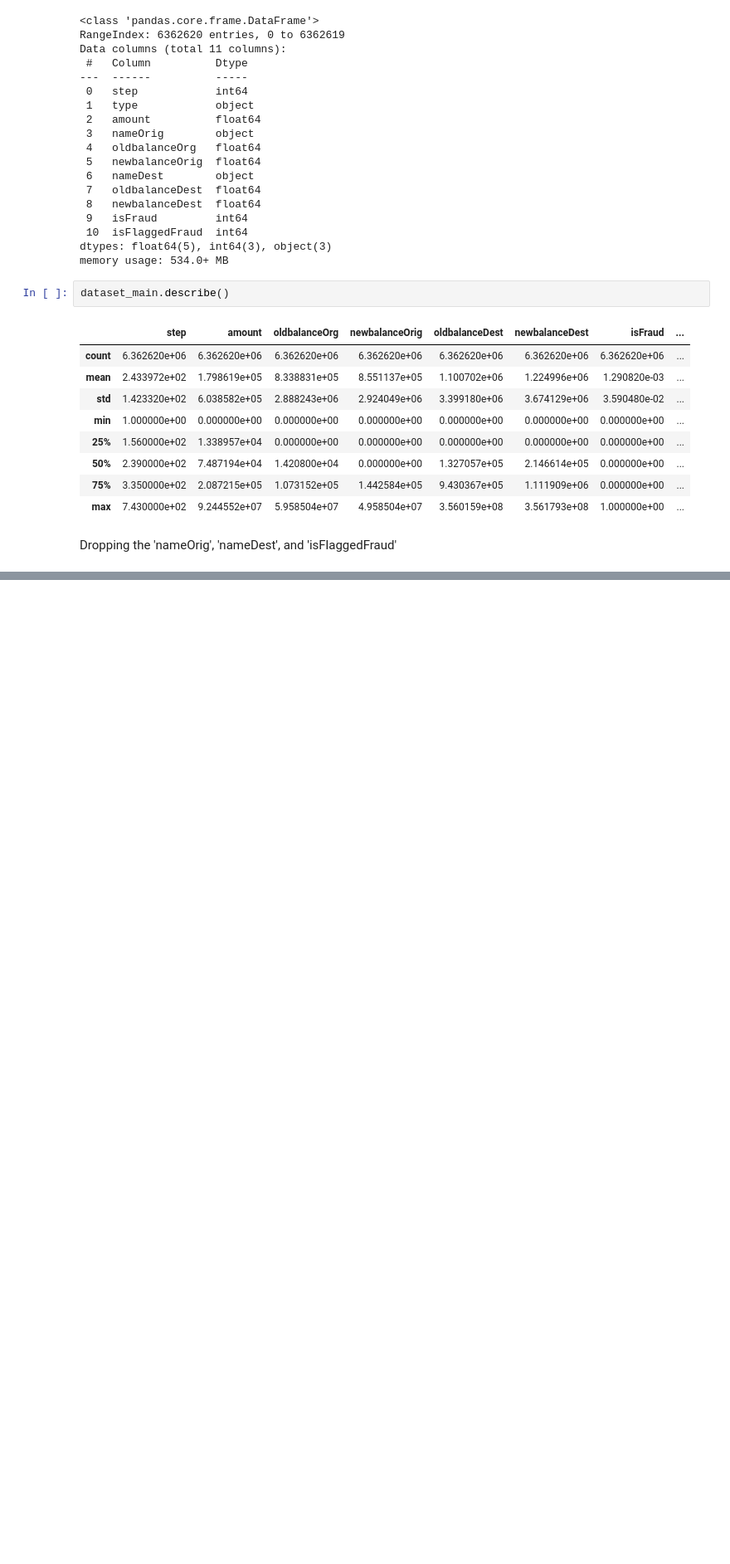
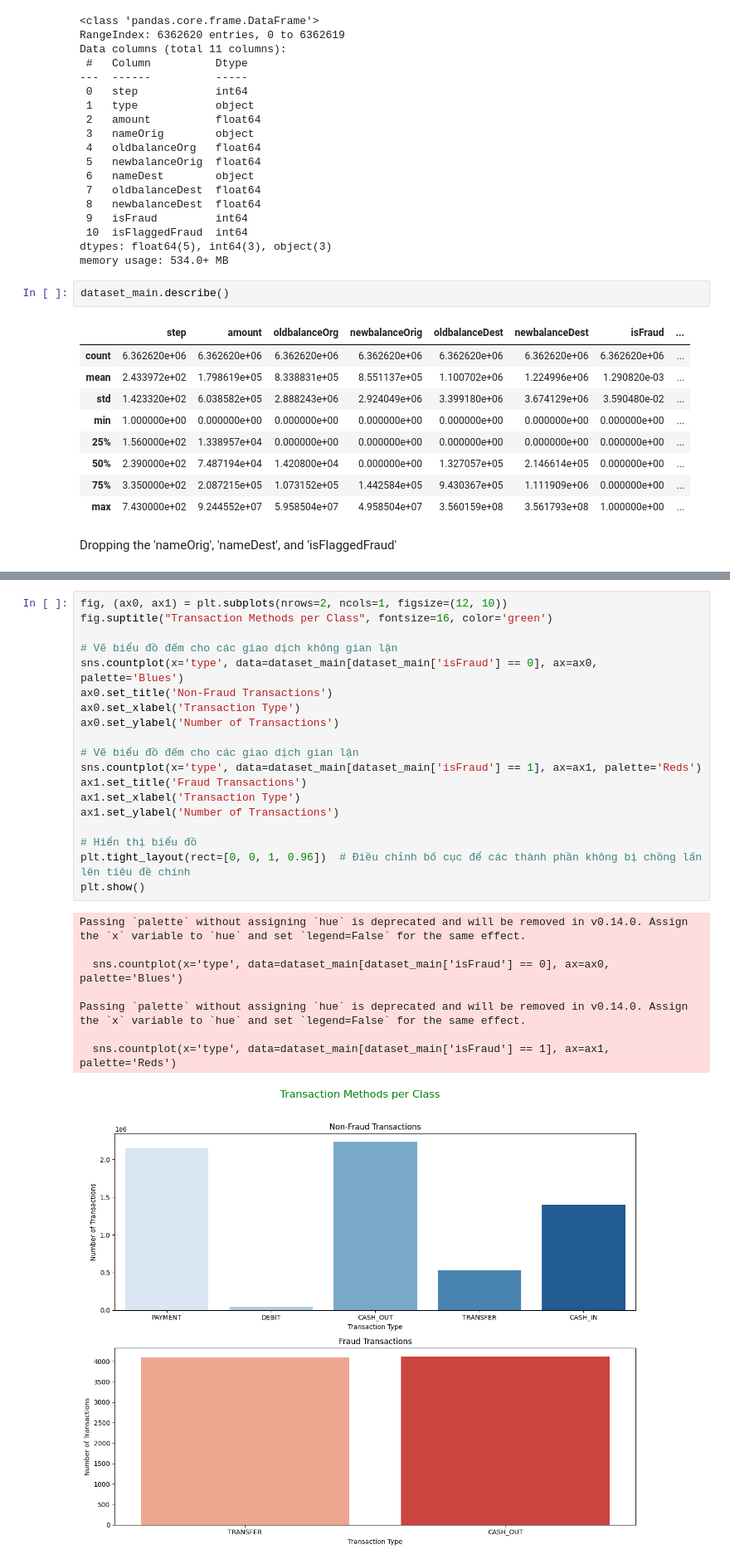
Before and after one commit to HuanKhoa/Card-Fraud-Detection, a Jupyter notebook: main.ipynb, the cells around one changed output, grey strips where cells are left out. Shown at 83% size. Drawn from its saved outputs; the diff is of its cells as text; blank space fills up the shorter version.

```diff
--- a/main.ipynb
+++ b/main.ipynb
@@ -123,0 +265,28 @@ dataset_main.drop('nameOrig', 'nameDest', 'isFlaggedFraud', axis=1, inplace=True
+# %%
+fig, (ax0, ax1) = plt.subplots(nrows=2, ncols=1, figsize=(12, 10))
+fig.suptitle("Transaction Methods per Class", fontsize=16, color='green')
+
+# Vẽ biểu đồ đếm cho các giao dịch không gian lận
+sns.countplot(x='type', data=dataset_main[dataset_main['isFraud'] == 0], ax=ax0, palette='Blues')
+ax0.set_title('Non-Fraud Transactions')
+ax0.set_xlabel('Transaction Type')
+ax0.set_ylabel('Number of Transactions')
+
+# Vẽ biểu đồ đếm cho các giao dịch gian lận
+sns.countplot(x='type', data=dataset_main[dataset_main['isFraud'] == 1], ax=ax1, palette='Reds')
+ax1.set_title('Fraud Transactions')
+ax1.set_xlabel('Transaction Type')
+ax1.set_ylabel('Number of Transactions')
+
+# Hiển thị biểu đồ
+plt.tight_layout(rect=[0, 0, 1, 0.96])  # Điều chỉnh bố cục để các thành phần không bị chồng lấn lên tiêu đề chính
+plt.show()
+# %% [output]
+Passing `palette` without assigning `hue` is deprecated and will be removed in v0.14.0. Assign the `x` variable to `hue` and set `legend=False` for the same effect.
+
+  sns.countplot(x='type', data=dataset_main[dataset_main['isFraud'] == 0], ax=ax0, palette='Blues')
+
+Passing `palette` without assigning `hue` is deprecated and will be removed in v0.14.0. Assign the `x` variable to `hue` and set `legend=False` for the same effect.
+
+  sns.countplot(x='type', data=dataset_main[dataset_main['isFraud'] == 1], ax=ax1, palette='Reds')
+[figure, added]
```
Also changed, not shown: parts of 33 cells of this notebook.
